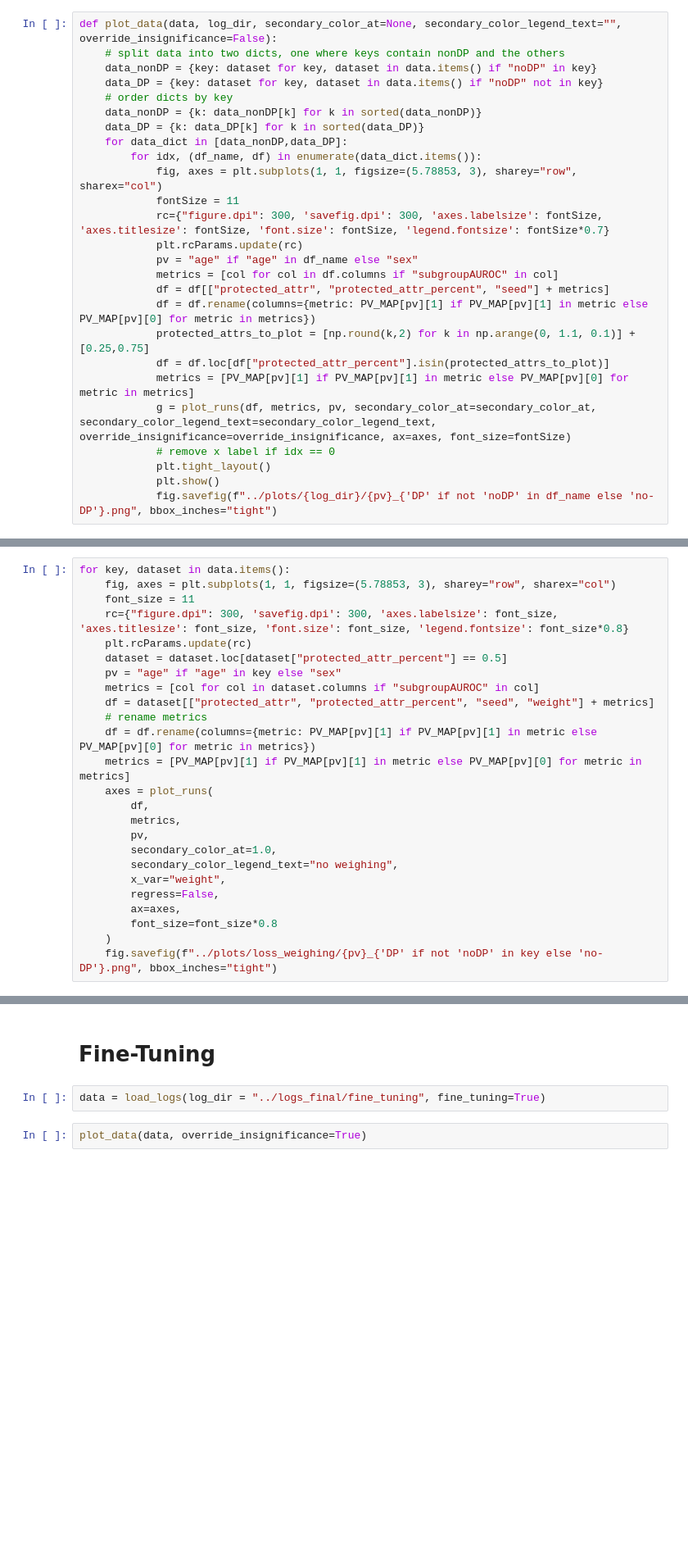
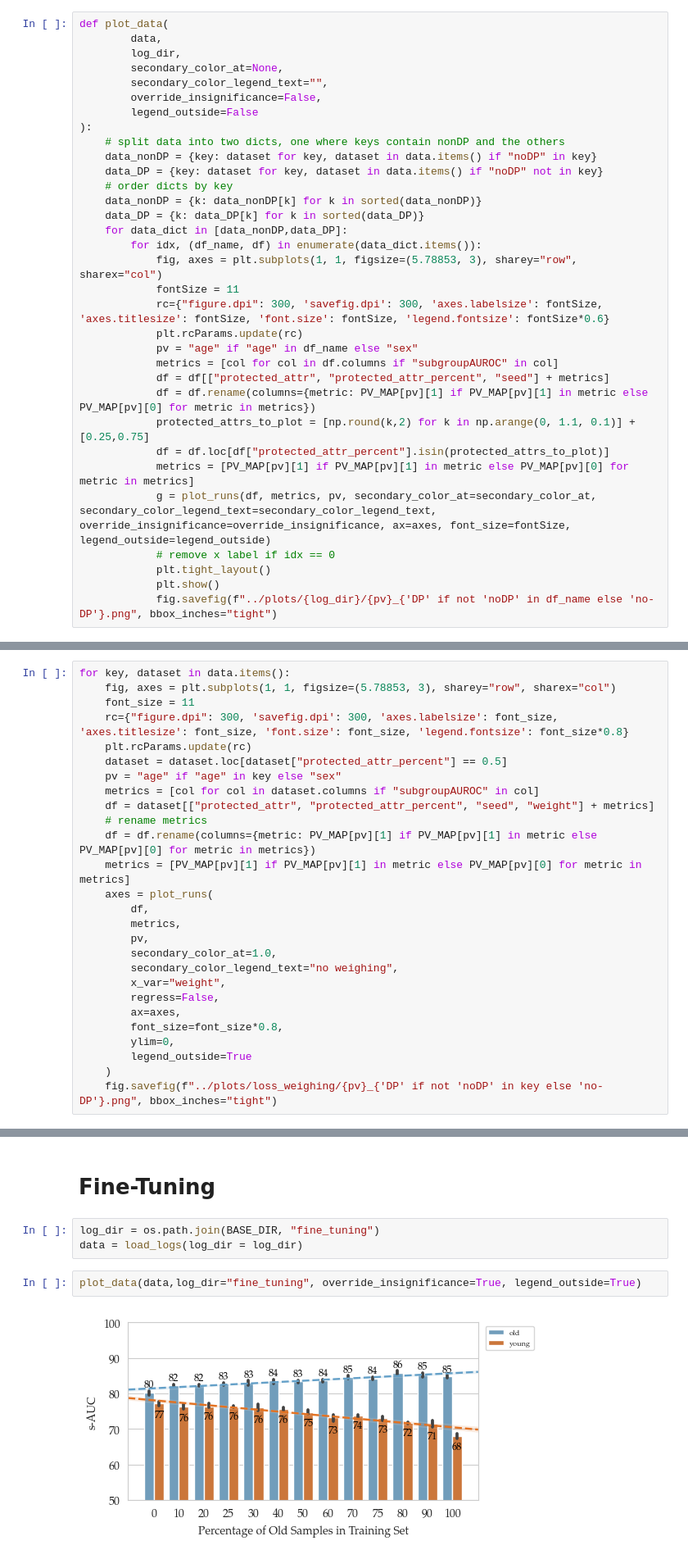
Before and after one commit to JohannesGetzner/fair-uad-with-dp, a Jupyter notebook: src_refactored/mitigation_strategies_results_plots.ipynb, the cells around one changed output, grey strips where cells are left out. Shown at 82% size. Cells and saved outputs as stored; diff of their text form; blank space fills up the shorter version.

Commit message:
new plots

```diff
--- a/src_refactored/mitigation_strategies_results_plots.ipynb
+++ b/src_refactored/mitigation_strategies_results_plots.ipynb
@@ -18,7 +18,14 @@ from plot import load_logs, plot_runs, add_values_from_normal_runs, PV_MAP
 # %%
 BASE_DIR = "/home/getznerj/Documents/Thesis/Thesis Final Experiments"
 # %%
-def plot_data(data, log_dir, secondary_color_at=None, secondary_color_legend_text="", override_insignificance=False):
+def plot_data(
+        data,
+        log_dir,
+        secondary_color_at=None,
+        secondary_color_legend_text="",
+        override_insignificance=False,
+        legend_outside=False
+):
     # split data into two dicts, one where keys contain nonDP and the others
     data_nonDP = {key: dataset for key, dataset in data.items() if "noDP" in key}
     data_DP = {key: dataset for key, dataset in data.items() if "noDP" not in key}
@@ -29,7 +36,7 @@ def plot_data(data, log_dir, secondary_color_at=None, secondary_color_legend_tex
         for idx, (df_name, df) in enumerate(data_dict.items()):
             fig, axes = plt.subplots(1, 1, figsize=(5.78853, 3), sharey="row", sharex="col")
             fontSize = 11
-            rc={"figure.dpi": 300, 'savefig.dpi': 300, 'axes.labelsize': fontSize, 'axes.titlesize': fontSize, 'font.size': fontSize, 'legend.fontsize': fontSize*0.7}
+            rc={"figure.dpi": 300, 'savefig.dpi': 300, 'axes.labelsize': fontSize, 'axes.titlesize': fontSize, 'font.size': fontSize, 'legend.fontsize': fontSize*0.6}
             plt.rcParams.update(rc)
             pv = "age" if "age" in df_name else "sex"
             metrics = [col for col in df.columns if "subgroupAUROC" in col]
@@ -38,7 +45,7 @@ def plot_data(data, log_dir, secondary_color_at=None, secondary_color_legend_tex
             protected_attrs_to_plot = [np.round(k,2) for k in np.arange(0, 1.1, 0.1)] + [0.25,0.75]
             df = df.loc[df["protected_attr_percent"].isin(protected_attrs_to_plot)]
             metrics = [PV_MAP[pv][1] if PV_MAP[pv][1] in metric else PV_MAP[pv][0] for metric in metrics]
-            g = plot_runs(df, metrics, pv, secondary_color_at=secondary_color_at, secondary_color_legend_text=secondary_color_legend_text, override_insignificance=override_insignificance, ax=axes, font_size=fontSize)
+            g = plot_runs(df, metrics, pv, secondary_color_at=secondary_color_at, secondary_color_legend_text=secondary_color_legend_text, override_insignificance=override_insignificance, ax=axes, font_size=fontSize, legend_outside=legend_outside)
             # remove x label if idx == 0
             plt.tight_layout()
             plt.show()
@@ -124,6 +131,8 @@ for key, dataset in data.items():
         x_var="weight",
         regress=False,
         ax=axes,
-        font_size=font_size*0.8
+        font_size=font_size*0.8,
+        ylim=0,
+        legend_outside=True
     )
     fig.savefig(f"../plots/loss_weighing/{pv}_{'DP' if not 'noDP' in key else 'no-DP'}.png", bbox_inches="tight")
@@ -135,6 +139,9 @@ for key, dataset in data.items():
 # %% [markdown]
 # Fine-Tuning
 # %%
-data = load_logs(log_dir = "../logs_final/fine_tuning", fine_tuning=True)
+log_dir = os.path.join(BASE_DIR, "fine_tuning")
+data = load_logs(log_dir = log_dir)
 # %%
-plot_data(data, override_insignificance=True)
+plot_data(data,log_dir="fine_tuning", override_insignificance=True, legend_outside=True)
+# %% [output]
+[figure, added]
```
Also changed, not shown: parts of 3 cells of this notebook, 14 other files.
